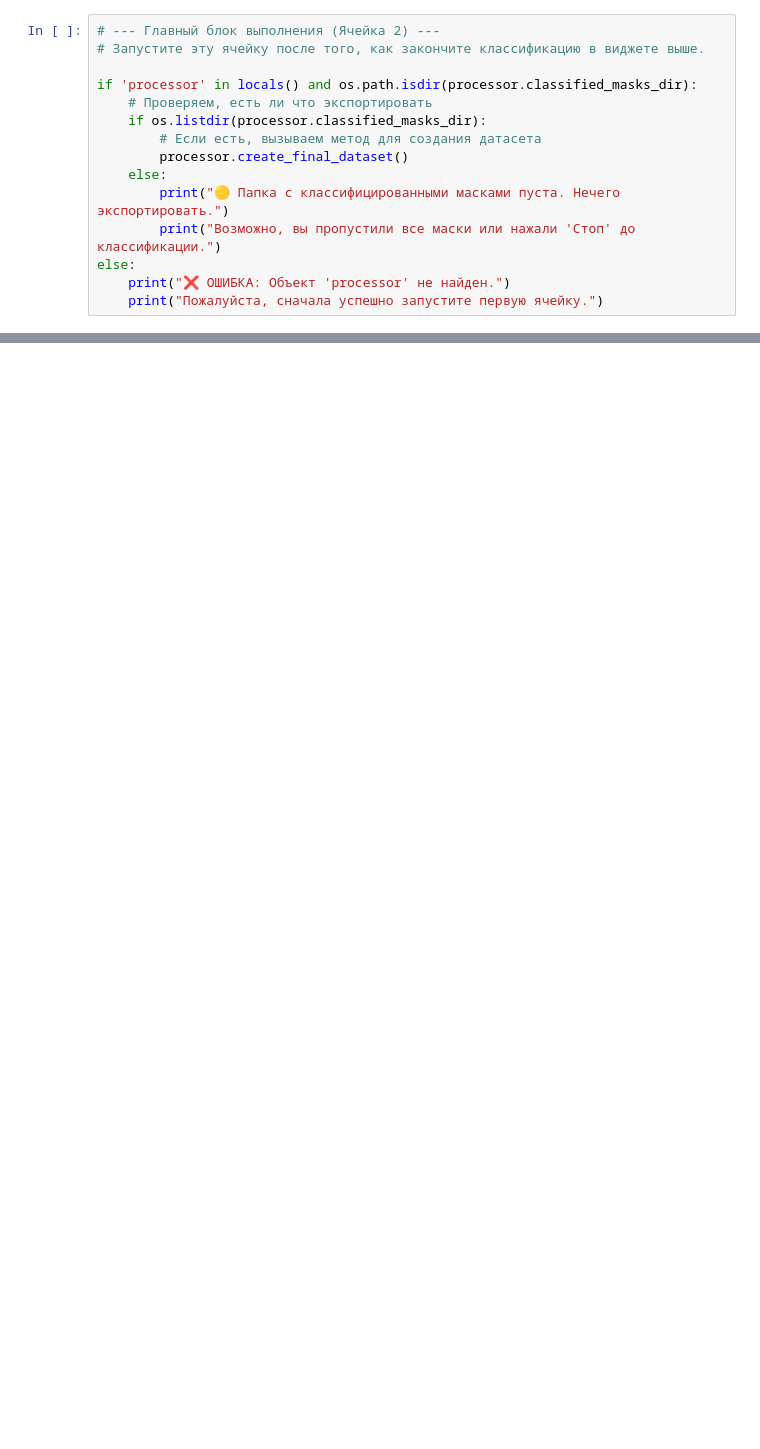
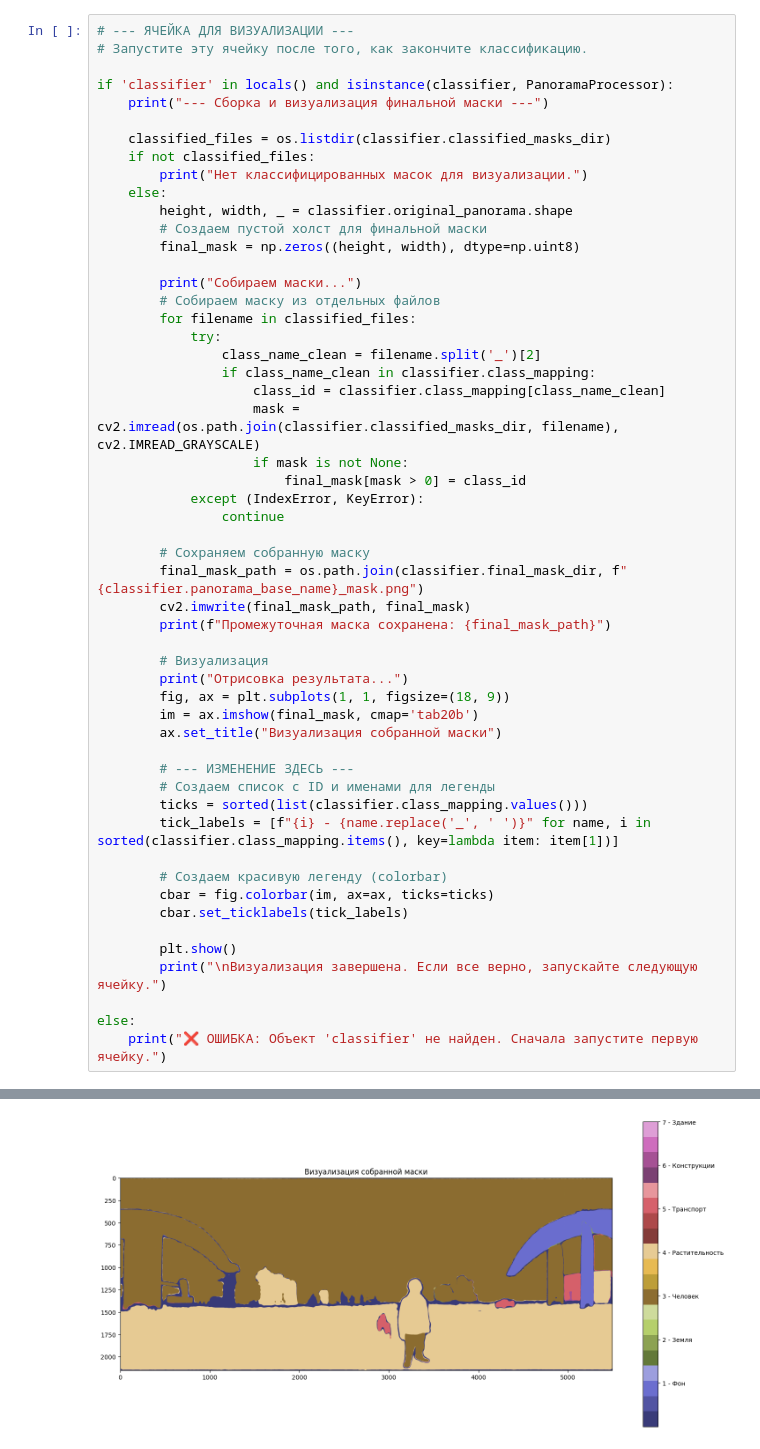
Before and after one commit to faithing05/SSCloud, a Jupyter notebook: CVAT_Masks_V1.ipynb, the cells around one changed output, grey strips where cells are left out. Cells and saved outputs as stored; diff of their text form; blank space fills up the shorter version.

Commit message:
Update CVAT_Masks

```diff
--- a/CVAT_Masks_V1.ipynb
+++ b/CVAT_Masks_V1.ipynb
@@ -547,16 +220,54 @@ HBox(children=(Button(button_style='primary', description='Фон', style=Button
 # %%
-# --- Главный блок выполнения (Ячейка 2) ---
-# Запустите эту ячейку после того, как закончите классификацию в виджете выше.
+# --- ЯЧЕЙКА ДЛЯ ВИЗУАЛИЗАЦИИ ---
+# Запустите эту ячейку после того, как закончите классификацию.
 
-if 'processor' in locals() and os.path.isdir(processor.classified_masks_dir):
-    # Проверяем, есть ли что экспортировать
-    if os.listdir(processor.classified_masks_dir):
-        # Если есть, вызываем метод для создания датасета
-        processor.create_final_dataset()
+if 'classifier' in locals() and isinstance(classifier, PanoramaProcessor):
+    print("--- Сборка и визуализация финальной маски ---")
+
+    classified_files = os.listdir(classifier.classified_masks_dir)
+    if not classified_files:
+        print("Нет классифицированных масок для визуализации.")
     else:
-        print("🟡 Папка с классифицированными масками пуста. Нечего экспортировать.")
-        print("Возможно, вы пропустили все маски или нажали 'Стоп' до классификации.")
+        height, width, _ = classifier.original_panorama.shape
+        # Создаем пустой холст для финальной маски
+        final_mask = np.zeros((height, width), dtype=np.uint8)
+
+        print("Собираем маски...")
+        # Собираем маску из отдельных файлов
+        for filename in classified_files:
+            try:
+                class_name_clean = filename.split('_')[2]
+                if class_name_clean in classifier.class_mapping:
+                    class_id = classifier.class_mapping[class_name_clean]
+                    mask = cv2.imread(os.path.join(classifier.classified_masks_dir, filename), cv2.IMREAD_GRAYSCALE)
+                    if mask is not None:
+                        final_mask[mask > 0] = class_id
+            except (IndexError, KeyError):
+                continue
+
+        # Сохраняем собранную маску
+        final_mask_path = os.path.join(classifier.final_mask_dir, f"{classifier.panorama_base_name}_mask.png")
+        cv2.imwrite(final_mask_path, final_mask)
+        print(f"Промежуточная маска сохранена: {final_mask_path}")
+
+        # Визуализация
+        print("Отрисовка результата...")
+        fig, ax = plt.subplots(1, 1, figsize=(18, 9))
+        im = ax.imshow(final_mask, cmap='tab20b')
+        ax.set_title("Визуализация собранной маски")
+
+        # --- ИЗМЕНЕНИЕ ЗДЕСЬ ---
+        # Создаем список с ID и именами для легенды
+        ticks = sorted(list(classifier.class_mapping.values()))
+        tick_labels = [f"{i} - {name.replace('_', ' ')}" for name, i in sorted(classifier.class_mapping.items(), key=lambda item: item[1])]
+
+        # Создаем красивую легенду (colorbar)
+        cbar = fig.colorbar(im, ax=ax, ticks=ticks)
+        cbar.set_ticklabels(tick_labels)
+
+        plt.show()
+        print("\nВизуализация завершена. Если все верно, запускайте следующую ячейку.")
+
 else:
-    print("❌ ОШИБКА: Объект 'processor' не найден.")
-    print("Пожалуйста, сначала успешно запустите первую ячейку.")
+    print("❌ ОШИБКА: Объект 'classifier' не найден. Сначала запустите первую ячейку.")
 # %% [output]
@@ -569,0 +278 @@ else:
+[figure, added]
```
Also changed, not shown: parts of 5 cells of this notebook, 1 other file.
